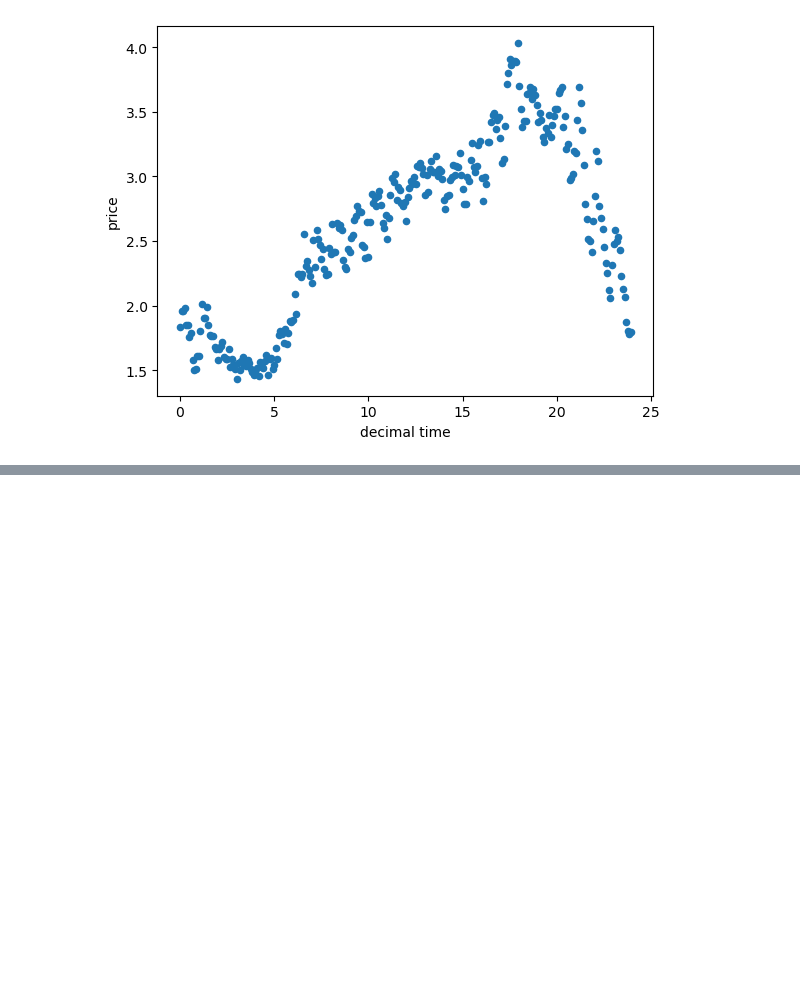
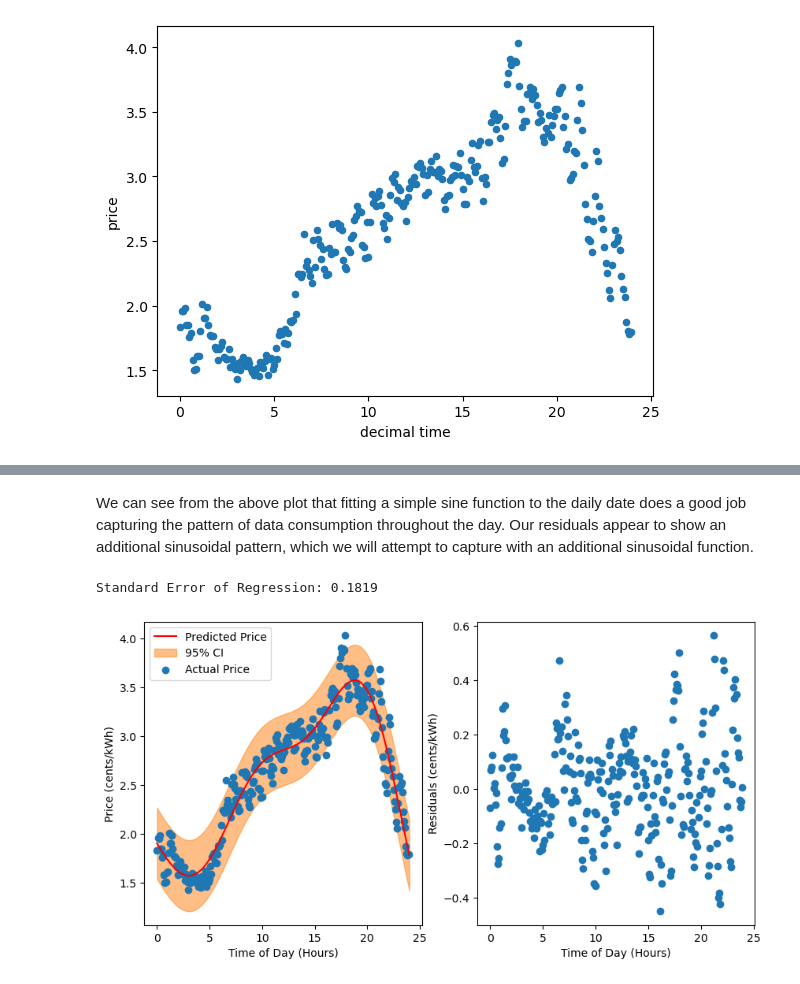
Before and after one commit to traskcon/DATA602-Project, a Jupyter notebook: DATA602-Project.ipynb, the cells around one changed output, grey strips where cells are left out. Cells and saved outputs as stored; diff of their text form; code cells hidden in the pictures; blank space fills up the shorter version.

```diff
--- a/DATA602-Project.ipynb
+++ b/DATA602-Project.ipynb
@@ -142,0 +180,29 @@ Coefficient of Correlation for simple sinusoidal model: 0.8484
+# %% [markdown]
+We can see from the above plot that fitting a simple sine function to the daily date does a good job capturing the pattern of data consumption throughout the day. Our residuals appear to show an additional sinusoidal pattern, which we will attempt to capture with an additional sinusoidal function.
+# %%
+def adv_sinusoid(x,a,b,c,d,e,f,g,h):
+    return (a*np.sin(b*(x+c)) + d) + (x*e*np.sin(f*(x+g)) + h)
+
+cof, cov = sp.optimize.curve_fit(adv_sinusoid, day_df["decimal time"], day_df["price"], [-1.25,0.25,0,2.5,0.03,0.65,1,0])
+x = np.linspace(0,24,288)
+p_x = adv_sinusoid(x, *cof) #Predicted values (p(x))
+residuals = day_df["price"] - p_x
+standard_error = (np.sum(residuals**2)/(len(residuals)-2))**0.5
+plt.figure(figsize=(10,5))
+plt.subplot(121)
+plt.plot(x, p_x,"r", label="Predicted Price")
+plt.fill_between(x, p_x + 2*standard_error, p_x - 2*standard_error, alpha=0.5, label="95% CI", color="tab:orange")
+plt.scatter(day_df["decimal time"], day_df["price"],color="tab:blue", label="Actual Price")
+plt.xlabel("Time of Day (Hours)")
+plt.ylabel("Price (cents/kWh)")
+plt.legend()
+#R-squared not valid for nonlinear model, use standard error of regression instead
+plt.subplot(122)
+plt.scatter(day_df["decimal time"], residuals)
+plt.xlabel("Time of Day (Hours)")
+plt.ylabel("Residuals (cents/kWh)")
+
+print("Standard Error of Regression: {:.4f}".format(standard_error))
+# %% [output]
+Standard Error of Regression: 0.1819
+[figure, added]
```
Also changed, not shown: parts of 11 cells of this notebook.
